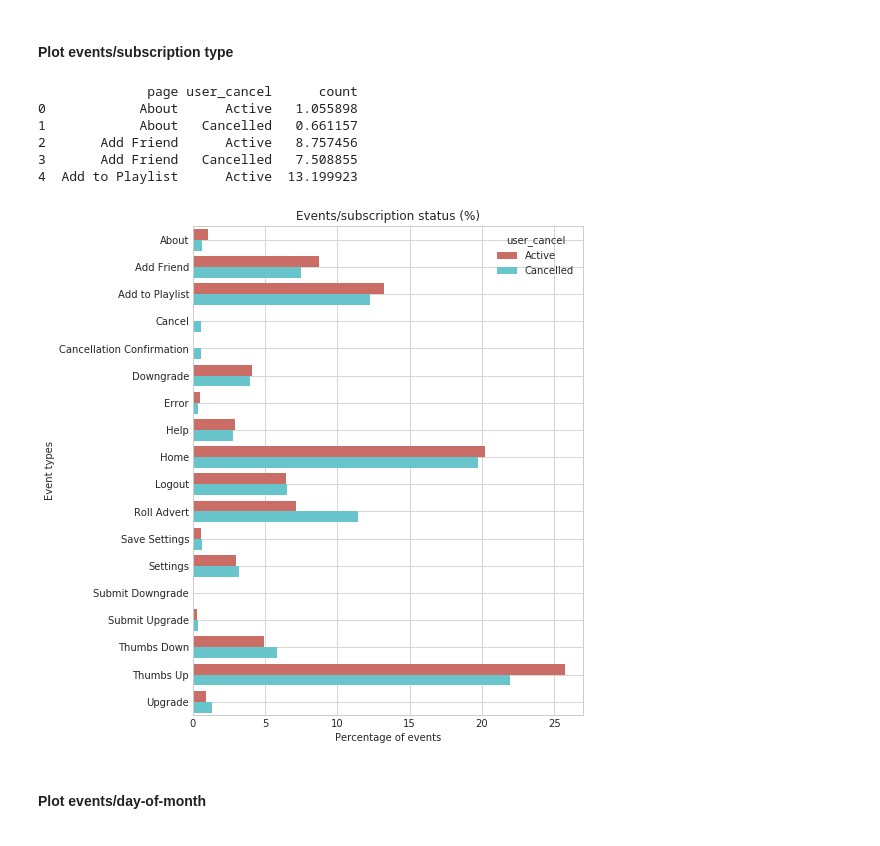
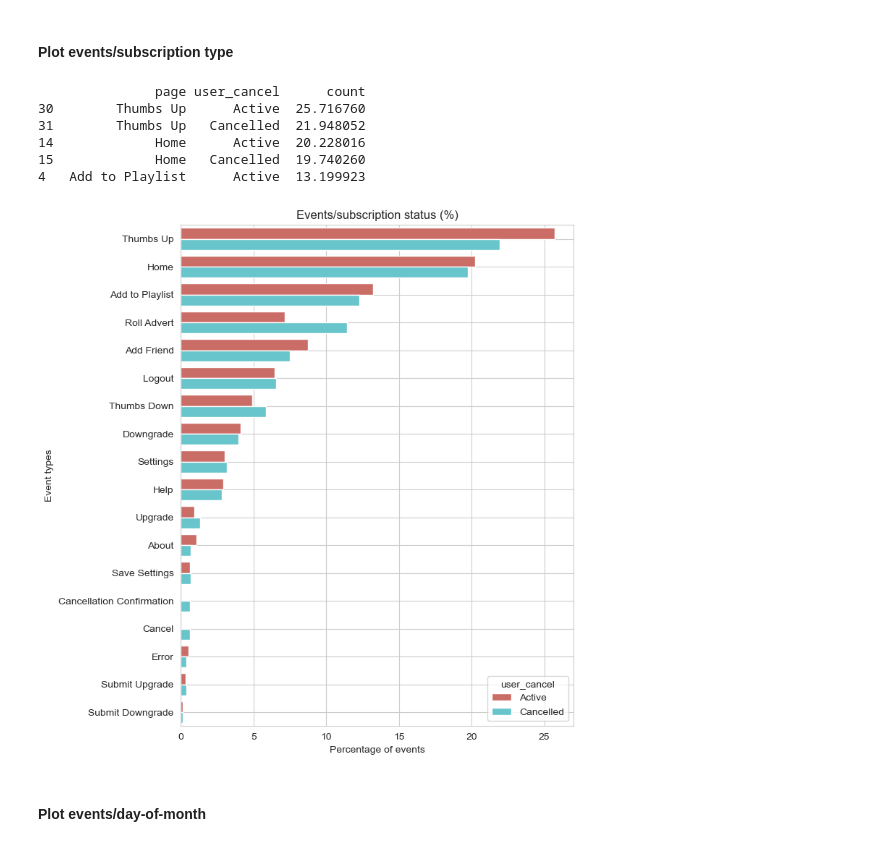
Before and after one commit to tioans/spark-user-churn, a Jupyter notebook: Sparkify.ipynb, the cells around one changed output. Cells and saved outputs as stored; diff of their text form; code cells hidden in the pictures.

```diff
--- a/Sparkify.ipynb
+++ b/Sparkify.ipynb
@@ -351,30 +363,37 @@ plot_barplot(df_level_pd, x="user_cancel", y="count", hue="level", print_vals=Tr
 # %%
 # Barplot for events/subscription status
 
 # create the events df
 df_events_pd = df_clean.groupby(['page','user_cancel']).count().toPandas()  # get a count of all events
 
 df_events_pd['user_cancel'].replace({0:'Active', 1: 'Cancelled'}, inplace = True)  # replace the 0, 1 labels to text
 
 df_events_pd = df_events_pd[df_events_pd['page'] != 'NextSong']  # remove NextSong as it dominates
 
 df_events_pd = ((df_events_pd.groupby(['page','user_cancel']).sum() /
                  df_events_pd.groupby(['user_cancel']).sum()) * 100).reset_index()  # get counts in percentage
 
+# sort the dataframe
+df_events_pd.sort_values(["count"], ascending=False, inplace=True)
+
 # make barplot. This adds to 100% of total events that are not NextSong
 plot_barplot(df_events_pd, x="count", y="page", hue="user_cancel", print_vals=True, plt_labels=None,
            title_list=["Events/subscription status (%)",
                       "Percentage of events",
                       "Event types"],
             figsize=(7,9))
+
+plt.savefig('events-subscription_status.png', dpi=300, bbox_inches='tight')  # save the figure as png
+
+plt.show()
 # %% [output]
-              page user_cancel      count
-0            About      Active   1.055898
-1            About   Cancelled   0.661157
-2       Add Friend      Active   8.757456
-3       Add Friend   Cancelled   7.508855
-4  Add to Playlist      Active  13.199923
+               page user_cancel      count
+30        Thumbs Up      Active  25.716760
+31        Thumbs Up   Cancelled  21.948052
+14             Home      Active  20.228016
+15             Home   Cancelled  19.740260
+4   Add to Playlist      Active  13.199923
-[figure, old version]
+[figure, new version]
 # %%
 # add columns for day, weekday and hour based on timestamp
 get_day = udf(lambda x: datetime.datetime.fromtimestamp(x / 1000).day)  # day
```
Also changed, not shown: parts of 16 cells of this notebook, 1 other file.
